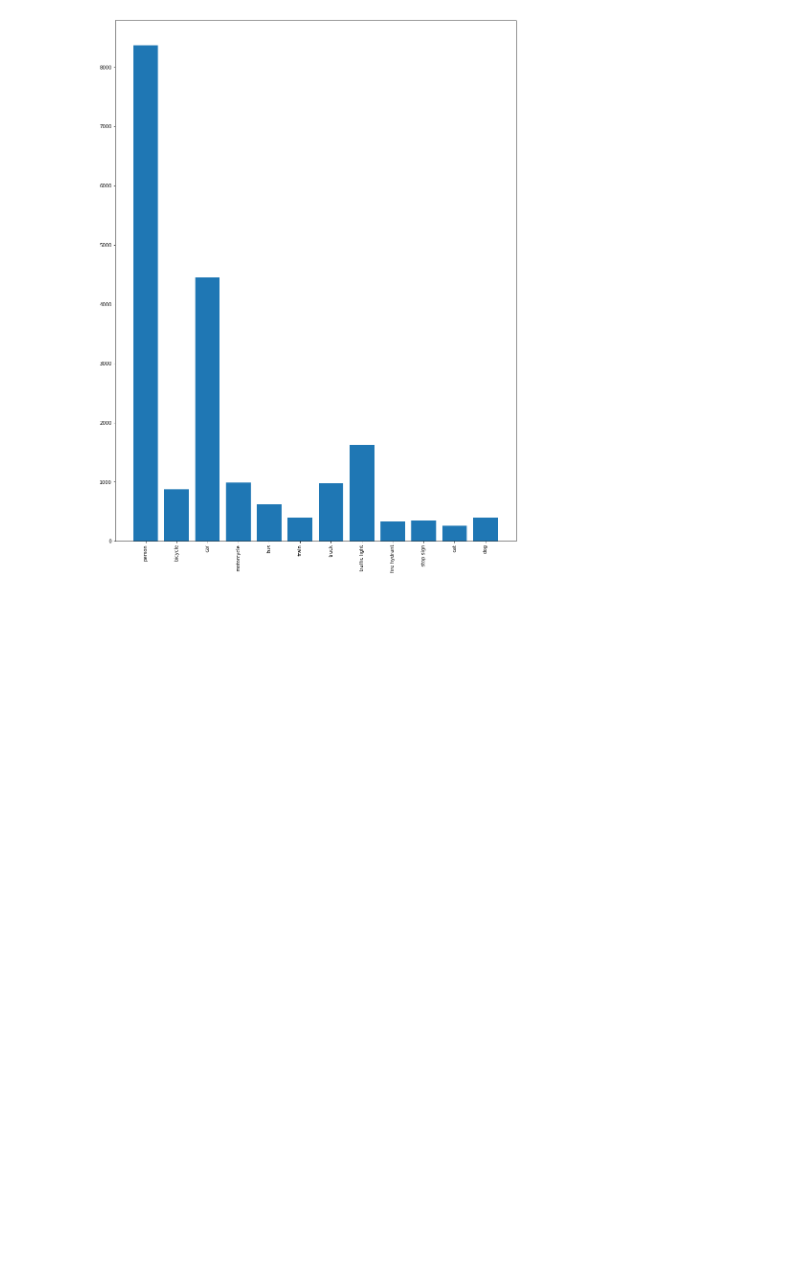
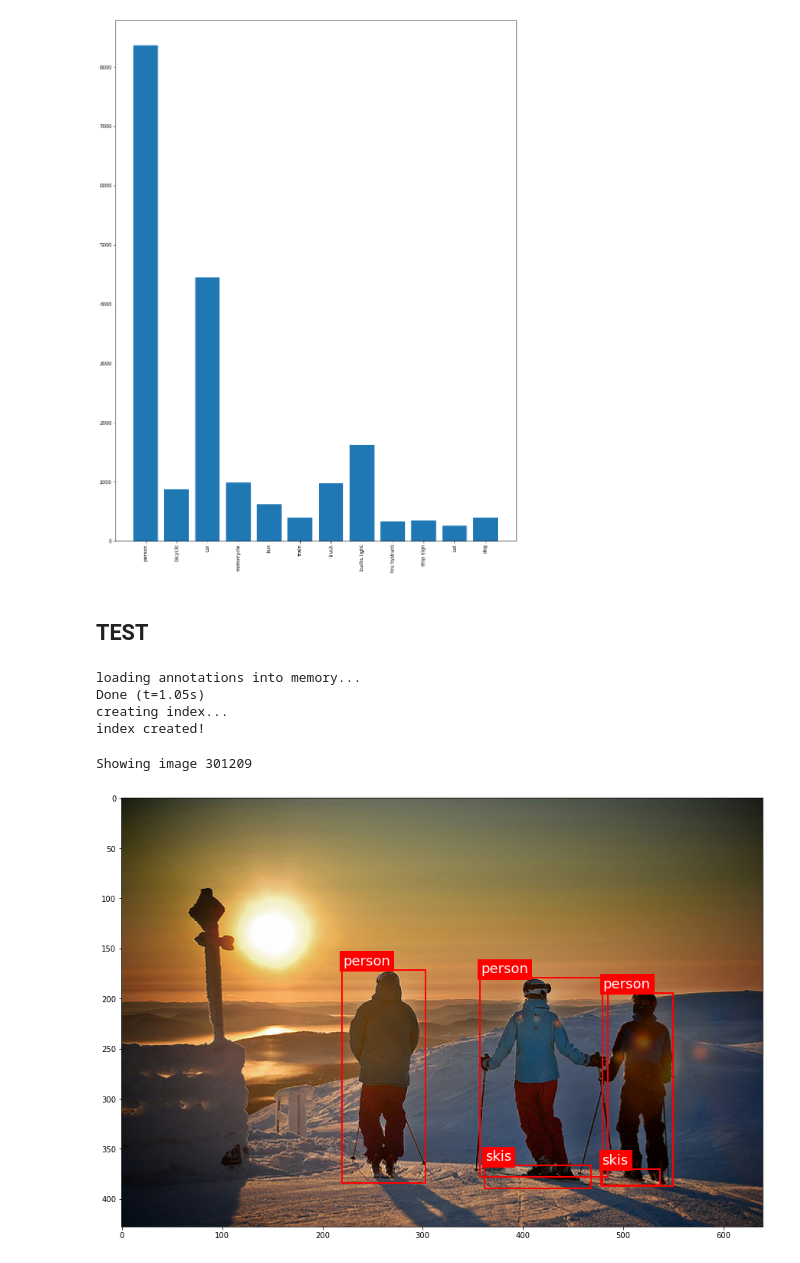
Before and after one commit to cocodataset/cocoapi, a Jupyter notebook: PythonAPI/selectImages.ipynb, the cells around one changed output. Drawn from its saved outputs; the diff is of its cells as text; code cells hidden in the pictures; blank space fills up the shorter version.

Commit message:
Added simple annotation visualization

```diff
--- a/PythonAPI/selectImages.ipynb
+++ b/PythonAPI/selectImages.ipynb
@@ -379,3 +379,63 @@ plot_instances_classes(anns_val)
 # %% [output]
 [figure]
 [figure]
+# %% [markdown]
+## TEST
+# %%
+def show_image_annotations(imgIds=None):
+    """"
+    Displays a random or the specified image with all annotations
+
+    Args:
+    img  -- One image id. If none is given randomly selects an image.
+    """
+
+    # Randomly select an image if no id is provided
+    if imgIds is None:
+        imgIds = random.choice(coco.getImgIds())
+
+    print('Showing image {}'.format(imgIds))
+
+    # Load annotations
+    annIds = coco.getAnnIds(imgIds)
+    anns = coco.loadAnns(annIds)
+
+    # Get images
+    img = coco.loadImgs(imgIds)
+    I = io.imread('%s/images/%s/%s'%(dataDir,dataType,img[0]['file_name']))
+    fig, ax = plt.subplots()
+
+    # Colours for boxes
+    colours = {1: 'red', 3: 'blue', 10: 'green'}
+
+    for ann in anns:
+        # Draw box
+        box = ann['bbox']
+        label = catNames[str(ann['category_id'])]
+        plt.text(box[0]+1,box[1]-5, label,fontdict={'fontsize':18.0, 'fontweight':'medium','color': 'white', 'backgroundcolor':'red'})
+        bb = patches.Rectangle((box[0],box[1]), box[2],box[3], linewidth=2,edgecolor='red', facecolor='none')
+        ax.add_patch(bb)
+
+    ax.imshow(I)
+    #ax.axis('off')
+    plt.show()
+# %%
+dataset = 'train'
+
+dataDir='..'
+dataType=dataset+'_custom'
+annFile='{}/annotations/instances_{}.json'.format(dataDir,dataType)
+
+# Initialize COCO api for instance annotations
+coco=COCO(annFile)
+# %% [output]
+loading annotations into memory...
+Done (t=1.05s)
+creating index...
+index created!
+# %%
+
+show_image_annotations()
+# %% [output]
+Showing image 301209
+[figure, added]
```
Also changed, not shown: parts of 4 cells of this notebook.
